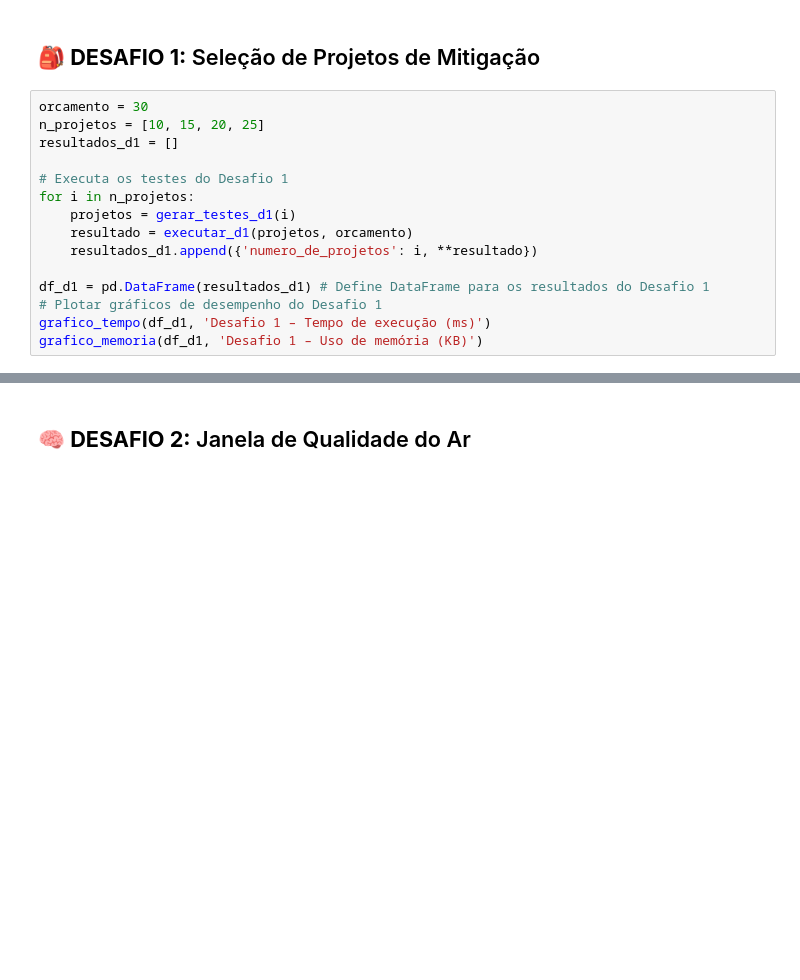
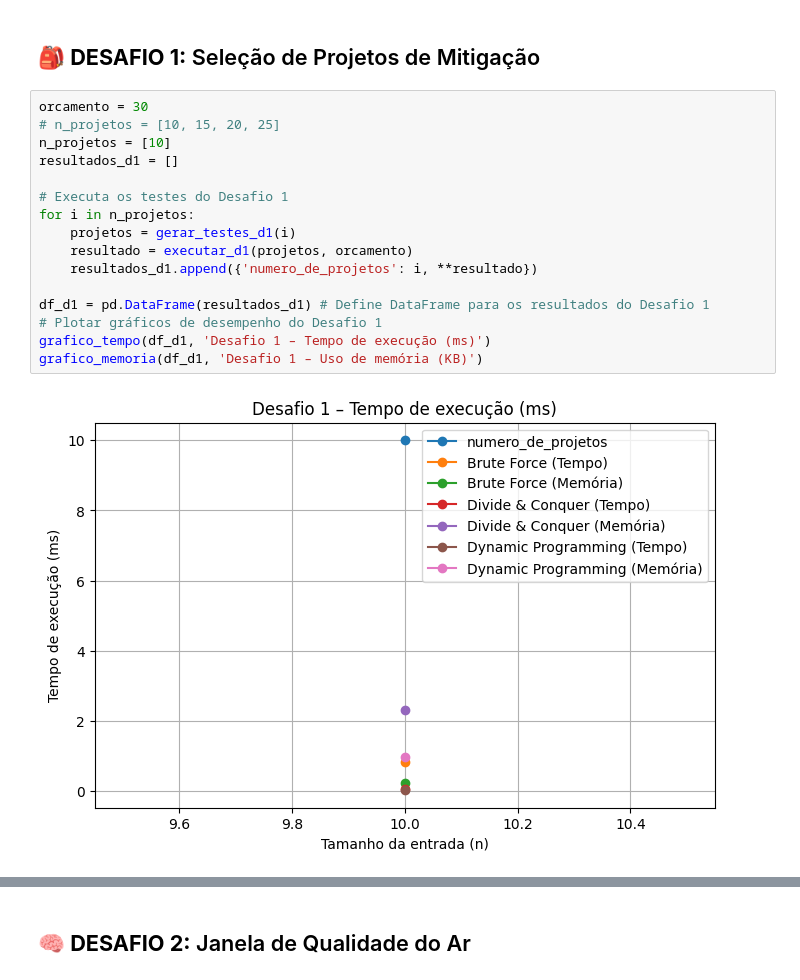
Before and after one commit to yRaffa/CP04_DynamicProgramming, a Jupyter notebook: cp04.ipynb, the cells around one changed output, grey strips where cells are left out. Cells and saved outputs as stored; diff of their text form; blank space fills up the shorter version.

```diff
--- a/cp04.ipynb
+++ b/cp04.ipynb
@@ -32,16 +32,19 @@ import pandas as pd
 ## **🎒 DESAFIO 1:** Seleção de Projetos de Mitigação
 # %%
 orcamento = 30
-n_projetos = [10, 15, 20, 25]
+# n_projetos = [10, 15, 20, 25]
+n_projetos = [10]
 resultados_d1 = []
 
 # Executa os testes do Desafio 1
 for i in n_projetos:
     projetos = gerar_testes_d1(i)
     resultado = executar_d1(projetos, orcamento)
     resultados_d1.append({'numero_de_projetos': i, **resultado})
 
 df_d1 = pd.DataFrame(resultados_d1) # Define DataFrame para os resultados do Desafio 1
 # Plotar gráficos de desempenho do Desafio 1
 grafico_tempo(df_d1, 'Desafio 1 – Tempo de execução (ms)')
 grafico_memoria(df_d1, 'Desafio 1 – Uso de memória (KB)')
+# %% [output]
+[figure, added]
```
Also changed, not shown: parts of 2 cells of this notebook, 8 other files.
